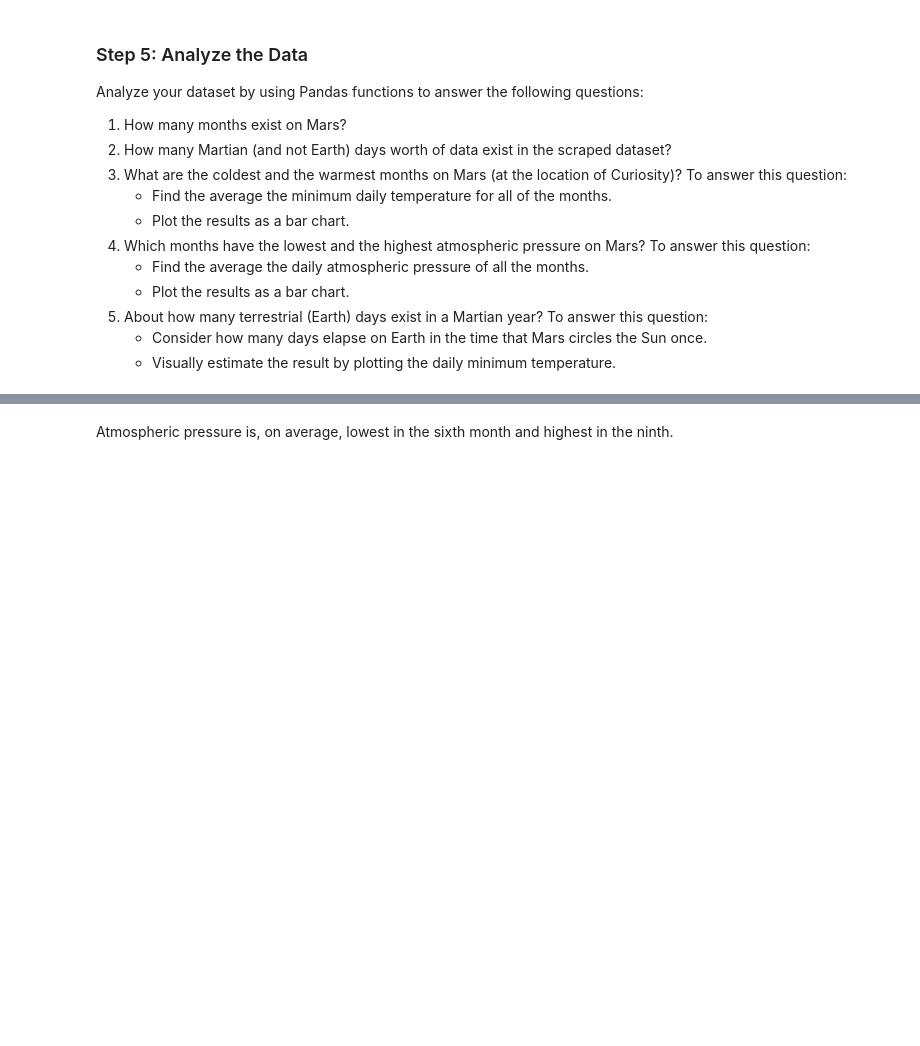
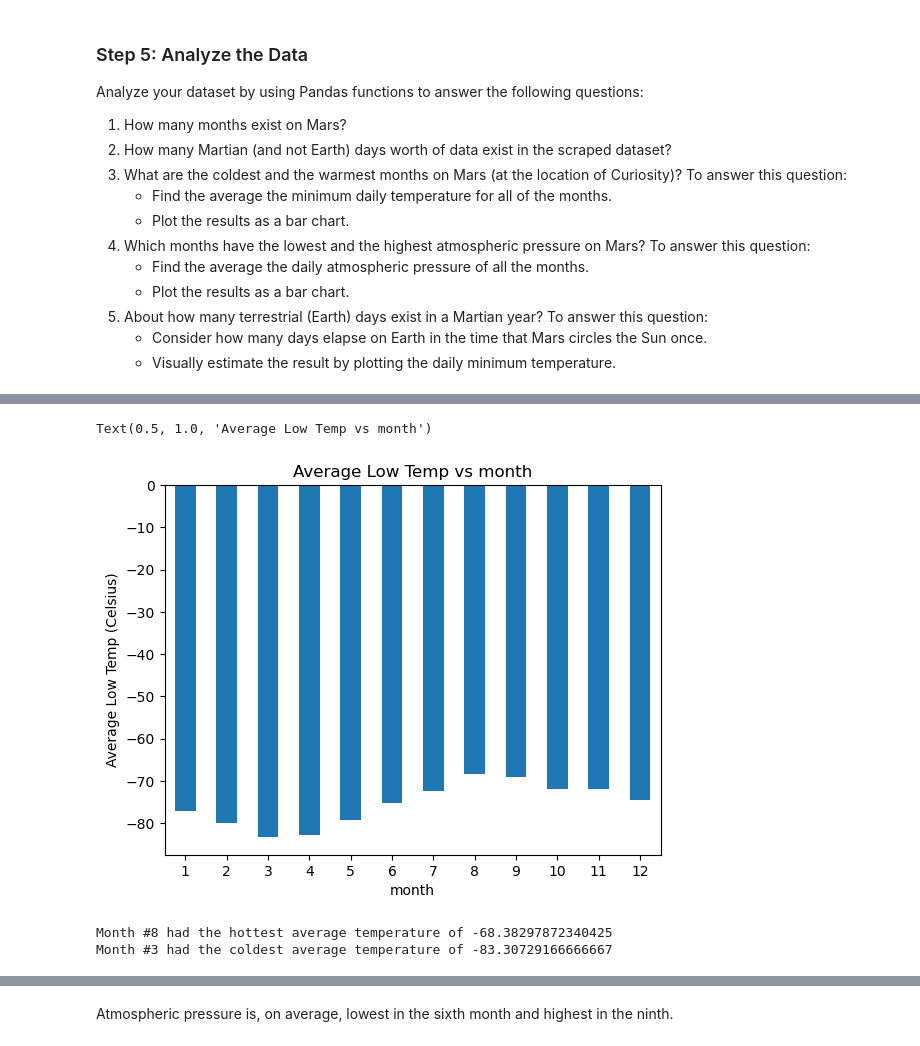
Before and after one commit to Paul-Anderson2/Mars_weather_challenge, a Jupyter notebook: part_2_mars_weather_final.ipynb, the cells around one changed output, grey strips where cells are left out. Drawn from its saved outputs; the diff is of its cells as text; code cells hidden in the pictures; blank space fills up the shorter version.

```diff
--- a/part_2_mars_weather_final.ipynb
+++ b/part_2_mars_weather_final.ipynb
@@ -110,2 +133,11 @@ Examine the data types that are currently associated with each column. If necess
+# %%
+# Change data types for data analysis
+mars_df["id"]= pd.to_numeric(mars_df["id"])
+mars_df["terrestrial_date"] = pd.to_datetime(mars_df["terrestrial_date"])
+mars_df["sol"] = pd.to_numeric(mars_df["sol"])
+mars_df["ls"] = pd.to_numeric(mars_df["ls"])
+mars_df["month"] = pd.to_numeric(mars_df["month"])
+mars_df["min_temp"] = pd.to_numeric(mars_df["min_temp"])
+mars_df["pressure"] = pd.to_numeric(mars_df["pressure"])
 # %%
 # Confirm type changes were successful by examining data types again
@@ -132,2 +181,4 @@ Analyze your dataset by using Pandas functions to answer the following questions
 # %%
 # 3. What is the average low temperature by month?
+average_low_temp = mars_df["min_temp"].groupby(mars_df['month']).mean()
+average_low_temp
@@ -138,2 +200,24 @@ Analyze your dataset by using Pandas functions to answer the following questions
+# %%
+# Plot the average low temperature by month
+
+average_low_temp.plot.bar(rot = 0)
+plt.ylabel("Average Low Temp (Celsius)")
+plt.title("Average Low Temp vs month")
+# %% [output]
+Text(0.5, 1.0, 'Average Low Temp vs month')
+[figure, added]
+# %%
+# Identify the coldest and hottest months in Curiosity's location
+hottest_month = average_low_temp.idxmax()
+hottest_month_temp = average_low_temp.max()
+coldest_month = average_low_temp.idxmin()
+coldest_month_temp = average_low_temp.min()
+print(f"Month #{hottest_month} had the hottest average temperature of {hottest_month_temp}")
+print(f"Month #{coldest_month} had the coldest average temperature of {coldest_month_temp}")
+
+# Visuallly confirmed by the bar chart as well
+# %% [output]
+Month #8 had the hottest average temperature of -68.38297872340425
+Month #3 had the coldest average temperature of -83.30729166666667
 # %%
 # 4. Average pressure by Martian month
```
Also changed, not shown: parts of 22 cells of this notebook.
